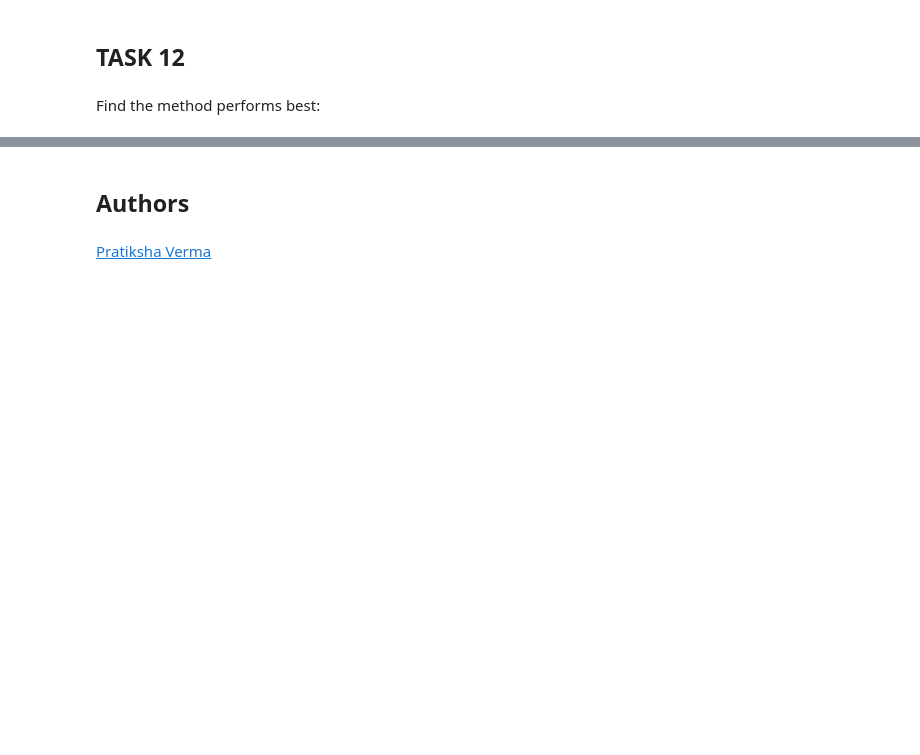
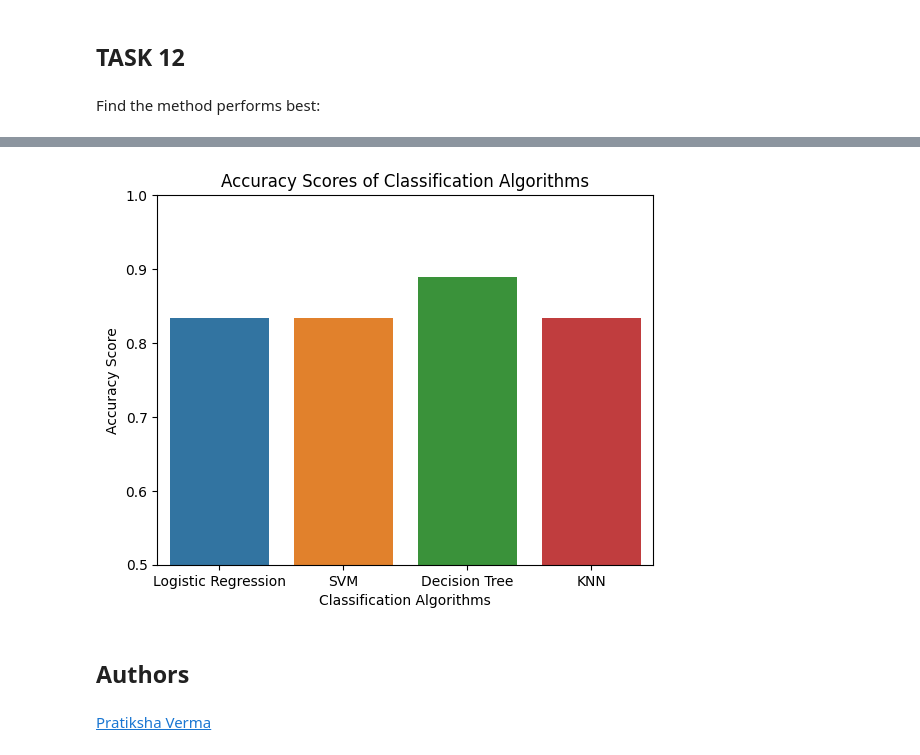
Before and after one commit to Ahmed-Nezar/Applied_Capstone_Project_By_IBM, a Jupyter notebook: 8-SpaceX-Machine-Learning-Prediction-Part-5.ipynb, the cells around one changed output, grey strips where cells are left out. Saved outputs shown, nothing was run; the diff lists cells and outputs as text; code cells hidden in the pictures; blank space fills up the shorter version.

```diff
--- a/8-SpaceX-Machine-Learning-Prediction-Part-5.ipynb
+++ b/8-SpaceX-Machine-Learning-Prediction-Part-5.ipynb
@@ -359,3 +359,12 @@ accuracy_df
+# %%
+sns.barplot(data=accuracy_df)
+plt.title("Accuracy Scores of Classification Algorithms")
+plt.xlabel("Classification Algorithms")
+plt.ylabel("Accuracy Score")
+plt.ylim(0.5, 1.0)
+plt.show()
+# %% [output]
+[figure, added]
 # %% [markdown]
 ## Authors
 # %% [markdown]
```
Also changed, not shown: parts of 5 cells of this notebook.
